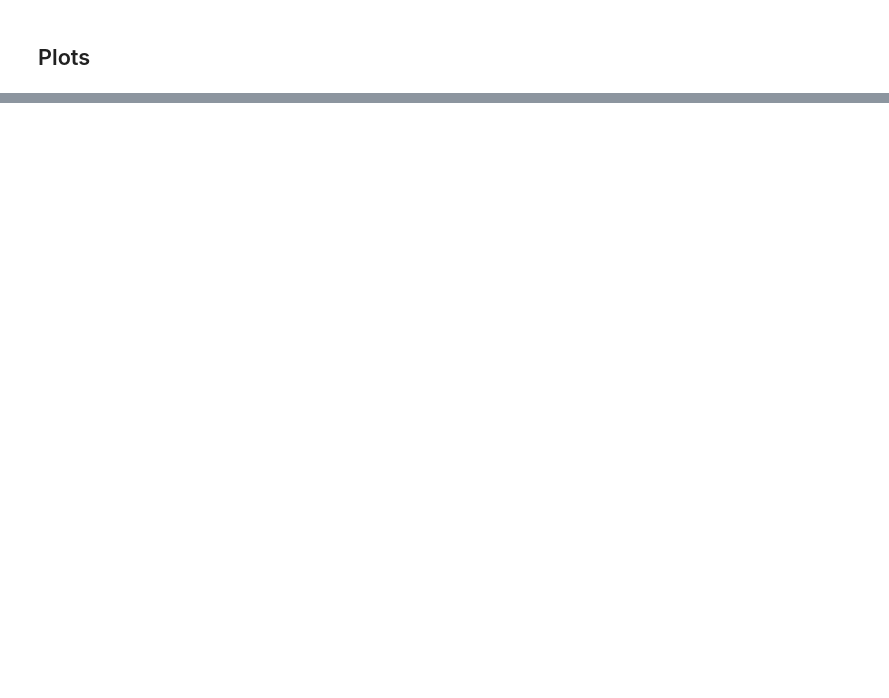
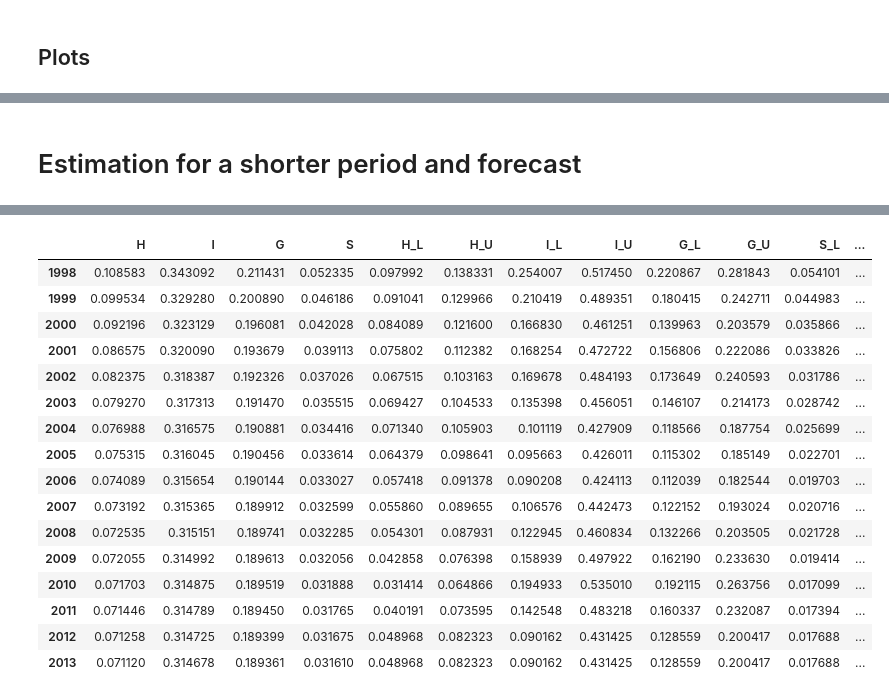
Before and after one commit to ricdeblasis/DynamicPovertyIndexes, a Jupyter notebook: CLTpovertyFinal.ipynb, the cells around one changed output, grey strips where cells are left out. Drawn from its saved outputs; the diff is of its cells as text; code cells hidden in the pictures; blank space fills up the shorter version.

```diff
--- a/CLTpovertyFinal.ipynb
+++ b/CLTpovertyFinal.ipynb
@@ -581,0 +656,57 @@ for i, title in {'H':'Headcount Ratio','I':'Income Gap','G':'Gini Index','S':'Se
+# %% [markdown]
+# Estimation for a shorter period and forecast
+# %%
+year = 2003
+df1 = df[df['ANNO']<year].copy()
+P_hat = get_P(df1[['NQUEST','Ce']])
+print('Transition probability matrix')
+print(P_hat.round(2))
+
+G_hat = (logm(P_hat)/2) # equation (3.6)
+print('Generator Matrix')
+print(G_hat)
+
+# estimate initial distribution using only 1998
+mu_1998 = np.array(df1[df1['ANNO']==1998].groupby('Ce')['Ce'].count()/len(df1[df1['ANNO']==1998])).reshape(3,1)
+print('Initial distribution')
+print(mu_1998)
+
+y = df1.groupby('Ce')['Ye'].mean().tolist()
+print('Average income by class:', y)
+print('Poverty threshold:', yp)
+print('Extreme Poverty threshold:', Yp_perc*yp)
+# save the number of households
+hh = len(df1['NQUEST'].unique())
+print('N:', hh)
+# compute integral for gini variance
+int_gini_sigma_1 = integral_gini_sigma(df1[(df1['Ce']==0)])
+int_gini_sigma_2 = integral_gini_sigma(df1[(df1['Ce']==1)])
+# average of |y-x|
+yx = df1.groupby('Ce')['Ye'].apply(lambda s: s.apply(lambda x: np.abs(x-s)).mean().mean()).to_list()
+# second moment of income distribution
+y2 = (df1['Ye']**2).groupby(df1['Ce']).mean().tolist()
+
+# computation of poverty indexes based on generator matrix G and initial ditribution mu
+poverty_forecast = []
+i = []
+for t in range(1998,2014):
+    P = expm((t-1997)*G_hat)
+    I, var = poverty_indexes(P, mu_1998, y, y2, [Yp_perc*yp, yp], yx, int_gini_sigma_1, int_gini_sigma_2)
+    CI = conf_intervals(I, var, hh) # hh is the number of households
+    # asymptotic indexes
+    I_inf = poverty_indexes_inf(G_hat, y, [Yp_perc*yp, yp], yx)
+    poverty_forecast.append(I+CI+I_inf)
+    i.append(t)
+poverty_forecast = pd.DataFrame(poverty_forecast, columns=['H','I','G','S','H_L','H_U','I_L','I_U','G_L','G_U','S_L','S_U','H_inf','I_inf','G_inf','S_inf'], index=i)
+# observed indexes
+poverty_forecast['H_obs'] = (df[df['Ce']<2].groupby(['ANNO'])['Ye'].count()/df.groupby(['ANNO'])['Ye'].count())
+poverty_forecast['I_obs'] = 1-df[df['Ce']<2].groupby('ANNO')['Ye'].sum()/(yp*df[df['Ce']<2].groupby(['ANNO'])['Ye'].count())
+poverty_forecast['G_obs'] = df[(df['Ce']<2)].groupby('ANNO').apply(lambda h: h['Ye'].apply(lambda l: np.abs(l-h['Ye']).sum()).sum())/(2*df[df['Ce']<2].groupby(['ANNO'])['Ye'].count()*df[df['Ce']<2].groupby('ANNO')['Ye'].sum())
+poverty_forecast['S_obs'] = poverty_forecast['H_obs']*(poverty_forecast['I_obs']+(1-poverty_forecast['I_obs'])*poverty_forecast['G_obs'])
+for i, title in {'H':'Headcount ratio','I':'Income gap ratio','G':'Gini index','S':'Sen index'}.items():
+    poverty_forecast[i+'_U'] = poverty_forecast[i+'_U']+poverty_forecast[i+'_obs']
+    poverty_forecast[i+'_L'] = poverty_forecast[i+'_L']+poverty_forecast[i+'_obs']
+# interpolate missing observed values
+poverty_forecast.interpolate(inplace=True)
+poverty_forecast
+# %% [output]
@@ -581,0 +729,17 @@ for i, title in {'H':'Headcount Ratio','I':'Income Gap','G':'Gini Index','S':'Se
+|  | H | I | G | S | H_L | H_U | I_L | I_U | G_L | G_U | S_L | ... |
+| 1998 | 0.108583 | 0.343092 | 0.211431 | 0.052335 | 0.097992 | 0.138331 | 0.254007 | 0.517450 | 0.220867 | 0.281843 | 0.054101 | ... |
+| 1999 | 0.099534 | 0.329280 | 0.200890 | 0.046186 | 0.091041 | 0.129966 | 0.210419 | 0.489351 | 0.180415 | 0.242711 | 0.044983 | ... |
+| 2000 | 0.092196 | 0.323129 | 0.196081 | 0.042028 | 0.084089 | 0.121600 | 0.166830 | 0.461251 | 0.139963 | 0.203579 | 0.035866 | ... |
+| 2001 | 0.086575 | 0.320090 | 0.193679 | 0.039113 | 0.075802 | 0.112382 | 0.168254 | 0.472722 | 0.156806 | 0.222086 | 0.033826 | ... |
+| 2002 | 0.082375 | 0.318387 | 0.192326 | 0.037026 | 0.067515 | 0.103163 | 0.169678 | 0.484193 | 0.173649 | 0.240593 | 0.031786 | ... |
+| 2003 | 0.079270 | 0.317313 | 0.191470 | 0.035515 | 0.069427 | 0.104533 | 0.135398 | 0.456051 | 0.146107 | 0.214173 | 0.028742 | ... |
+| 2004 | 0.076988 | 0.316575 | 0.190881 | 0.034416 | 0.071340 | 0.105903 | 0.101119 | 0.427909 | 0.118566 | 0.187754 | 0.025699 | ... |
+| 2005 | 0.075315 | 0.316045 | 0.190456 | 0.033614 | 0.064379 | 0.098641 | 0.095663 | 0.426011 | 0.115302 | 0.185149 | 0.022701 | ... |
+| 2006 | 0.074089 | 0.315654 | 0.190144 | 0.033027 | 0.057418 | 0.091378 | 0.090208 | 0.424113 | 0.112039 | 0.182544 | 0.019703 | ... |
+| 2007 | 0.073192 | 0.315365 | 0.189912 | 0.032599 | 0.055860 | 0.089655 | 0.106576 | 0.442473 | 0.122152 | 0.193024 | 0.020716 | ... |
+| 2008 | 0.072535 | 0.315151 | 0.189741 | 0.032285 | 0.054301 | 0.087931 | 0.122945 | 0.460834 | 0.132266 | 0.203505 | 0.021728 | ... |
+| 2009 | 0.072055 | 0.314992 | 0.189613 | 0.032056 | 0.042858 | 0.076398 | 0.158939 | 0.497922 | 0.162190 | 0.233630 | 0.019414 | ... |
+| 2010 | 0.071703 | 0.314875 | 0.189519 | 0.031888 | 0.031414 | 0.064866 | 0.194933 | 0.535010 | 0.192115 | 0.263756 | 0.017099 | ... |
+| 2011 | 0.071446 | 0.314789 | 0.189450 | 0.031765 | 0.040191 | 0.073595 | 0.142548 | 0.483218 | 0.160337 | 0.232087 | 0.017394 | ... |
+| 2012 | 0.071258 | 0.314725 | 0.189399 | 0.031675 | 0.048968 | 0.082323 | 0.090162 | 0.431425 | 0.128559 | 0.200417 | 0.017688 | ... |
+| 2013 | 0.071120 | 0.314678 | 0.189361 | 0.031610 | 0.048968 | 0.082323 | 0.090162 | 0.431425 | 0.128559 | 0.200417 | 0.017688 | ... |
```
Also changed, not shown: parts of 17 cells of this notebook.
